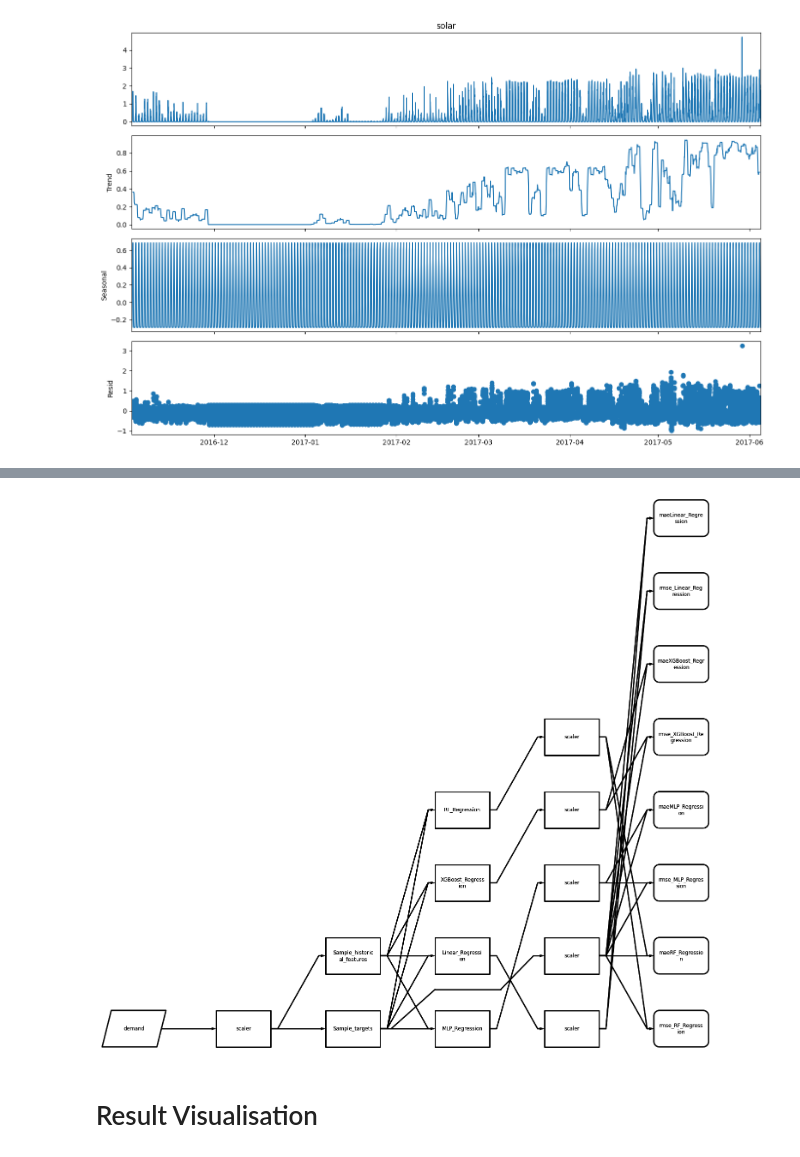
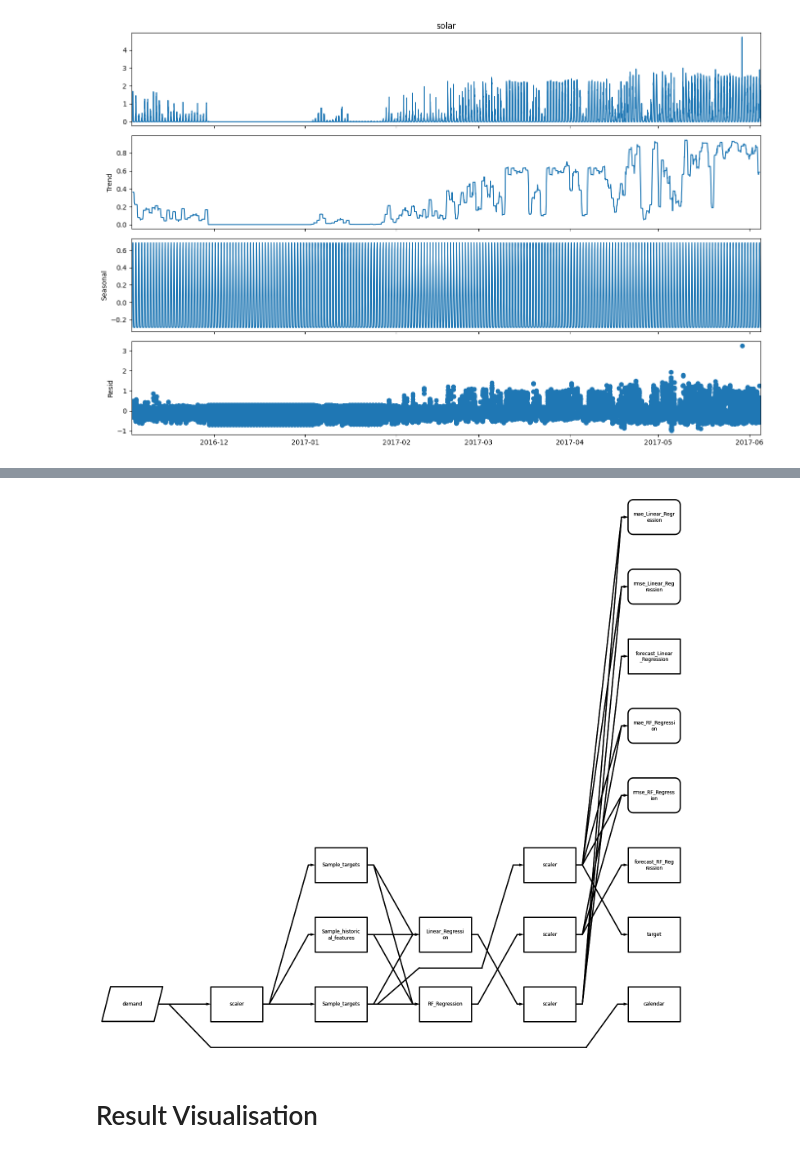
Before and after one commit to hertelm/uebung-2023-pyWATTS, a Jupyter notebook: uebung_pyWATTS.ipynb, the cells around one changed output, grey strips where cells are left out. Saved outputs shown, nothing was run; the diff lists cells and outputs as text; code cells hidden in the pictures.

Commit message:
state runnable pipeline

```diff
--- a/uebung_pyWATTS.ipynb
+++ b/uebung_pyWATTS.ipynb
@@ -32,14 +31,14 @@ import pywatts
 pylab.rcParams['figure.figsize'] = (14, 9)
 # %%
-date_parser = lambda date: pd.Timestamp(pd.to_datetime(date, format= '%Y-%m-%dT%H%M%S%Z'))
-data_res = pd.read_csv("data/household_data_15min_singleindex_filtered-2.csv", index_col="utc_timestamp", parse_dates=True , sep=',')
+date_parser = lambda date: pd.Timestamp(pd.to_datetime(date, format= '%Y-%m-%dT%H:%M:%SZ'))
+data_res = pd.read_csv("data/household_data_15min_singleindex_filtered-2.csv", index_col="utc_timestamp", parse_dates=True ,date_parser=date_parser, sep=',')
 
 
 data_res["demand"] = data_res["DE_KN_industrial3_grid_import"].diff(1)
 data_res["solar"] = data_res["DE_KN_industrial3_pv_roof"].diff(1)
 
 data_building = data_res[["demand","solar"]].dropna()
-data_building.index = pd.to_datetime(data_building.index,utc=True)
+#data_building.index = pd.to_datetime(data_building.index,utc=True)
 # %%
 #date_parser = lambda date: pd.Timestamp(pd.to_datetime(date, format='%Y-%m-%d %H:%M:%S'))
 #data = pd.read_csv("data/data_building_109_ausgrid.csv", index_col="time", parse_dates = ["time"], date_parser=date_parser)
@@ -67,7 +66,7 @@ data.describe()
 # %%
 data[["demand","solar"]].head()
 
-data =  data[data.index > pd.to_datetime("2016-11-03",utc=True)]
+data =  data[data.index > pd.to_datetime("2016-11-03")]
 #data.plot()
 # %% [markdown]
 ### Compare Workingdays and Weekends
@@ -183,6 +182,7 @@ from pywatts_pipeline.core.util.computation_mode import ComputationMode
 
 from pywatts.modules import SKLearnWrapper
 from pywatts.modules.preprocessing.select import Select
+from pywatts.modules.wrappers import FunctionModule
 from pywatts.modules.feature_extraction.calendar_extraction import CalendarExtraction, CalendarFeature
 from pywatts.summaries import RMSE, MAE
 
@@ -192,66 +192,71 @@ def get_forecasting_pipeline(forecast_horizon, historical_features,scope_var,skl
     forecast_pipeline = Pipeline(f"results/")
 
 
-    #calendar = CalendarExtraction('calendar',continent="Europe", country="Germany",
-    #                                       features=[CalendarFeature.month_sine, CalendarFeature.month_cos,
-    #                                                 CalendarFeature.weekday_sine, CalendarFeature.weekday_cos,
-    #                                                CalendarFeature.workday, CalendarFeature.holiday])(x=forecast_pipeline[scope_var])
+    calendar = CalendarExtraction('calendar',continent="Europe", country="Germany",
+                                           features=[CalendarFeature.month_sine, CalendarFeature.month_cos,
+                                                    CalendarFeature.weekday_sine, CalendarFeature.weekday_cos,
+                                                    CalendarFeature.workday, CalendarFeature.holiday])(x=forecast_pipeline[scope_var])
 
     data_scaler = SKLearnWrapper(module=StandardScaler(), name="scaler")
     data_scaled = data_scaler(x=forecast_pipeline[scope_var])
 
     input = Select(start=-historical_features, stop=0, step=1, name="Sample_historical_features")(x=data_scaled)
     target_scaled = Select(start=0, stop=forecast_horizon, step=1, name="Sample_targets")(x=data_scaled)
+    calendar_selected = Select(start=0, stop=forecast_horizon, step=1, name="Sample_targets")(x=data_scaled)
 
 
     result_dict= {}
     result_dict_unscaled = {}
     target = data_scaler(x=target_scaled, computation_mode=ComputationMode.Transform,method="inverse_transform")
+    FunctionModule(lambda x:x, name='target')(x=target)
 
     for forecaster in sklearn_wrappers:
         result_dict[forecaster.name] = forecaster(
         features=input,
-       #calendar=calendar,
+        calendar=calendar_selected,
         target=target_scaled,
         )
 
         result_dict_unscaled[forecaster.name] = data_scaler(x=result_dict[forecaster.name], computation_mode=ComputationMode.Transform,method="inverse_transform")
+        FunctionModule(lambda x:x, name='forecast_' + forecaster.name)(x=result_dict_unscaled[forecaster.name])
 
 
         rmse = RMSE(name="rmse_" + forecaster.name)(y_hat=result_dict_unscaled[forecaster.name] , y=target)
-        mae = MAE(name="mae" + forecaster.name)(y_hat=result_dict_unscaled[forecaster.name] , y=target)
+        mae = MAE(name="mae_" + forecaster.name)(y_hat=result_dict_unscaled[forecaster.name] , y=target)
 
 
 
 
 
 
-    return forecast_pipeline, result_dict_unscaled , target
+
+
+    return forecast_pipeline
 # %%
 SCOPE_VARIABLE =  ["demand"]
 TRAINING_END = pd.Timestamp("2017-03-01")
 
 
 forecasters = [ SKLearnWrapper(module=RandomForestRegressor(), name="RF_Regression"),
-                SKLearnWrapper(module=MLPRegressor(hidden_layer_sizes=(256, 210, 150, 80, 64, 32), max_iter=1000),name="MLP_Regression"),
-                SKLearnWrapper(module=XGBRegressor(), name="XGBoost_Regression"),
+                #SKLearnWrapper(module=MLPRegressor(hidden_layer_sizes=(256, 210, 150, 80, 64, 32), max_iter=1000),name="MLP_Regression"),
+                #SKLearnWrapper(module=XGBRegressor(), name="XGBoost_Regression"),
                 SKLearnWrapper(module=LinearRegression(), name="Linear_Regression")
                 ]
 
 training_data = data[SCOPE_VARIABLE][:TRAINING_END]
 testing_data = data[SCOPE_VARIABLE][TRAINING_END:]
 
 pipeline, result, target = get_forecasting_pipeline(24,24,"demand",forecasters)
 
 
-res  = pipeline.train(training_data)
+res_train , summary_train  = pipeline.train(training_data)
 
-res  = pipeline.test(testing_data)
+res_test , summary_test  = pipeline.test(testing_data)
 
 
 drawing = pipeline.draw()
 drawing.draw()
 # %% [output]
-[figure, old version]
+[figure, new version]
 # %% [markdown]
 # Result Visualisation
```
Also changed, not shown: parts of 4 cells of this notebook.
